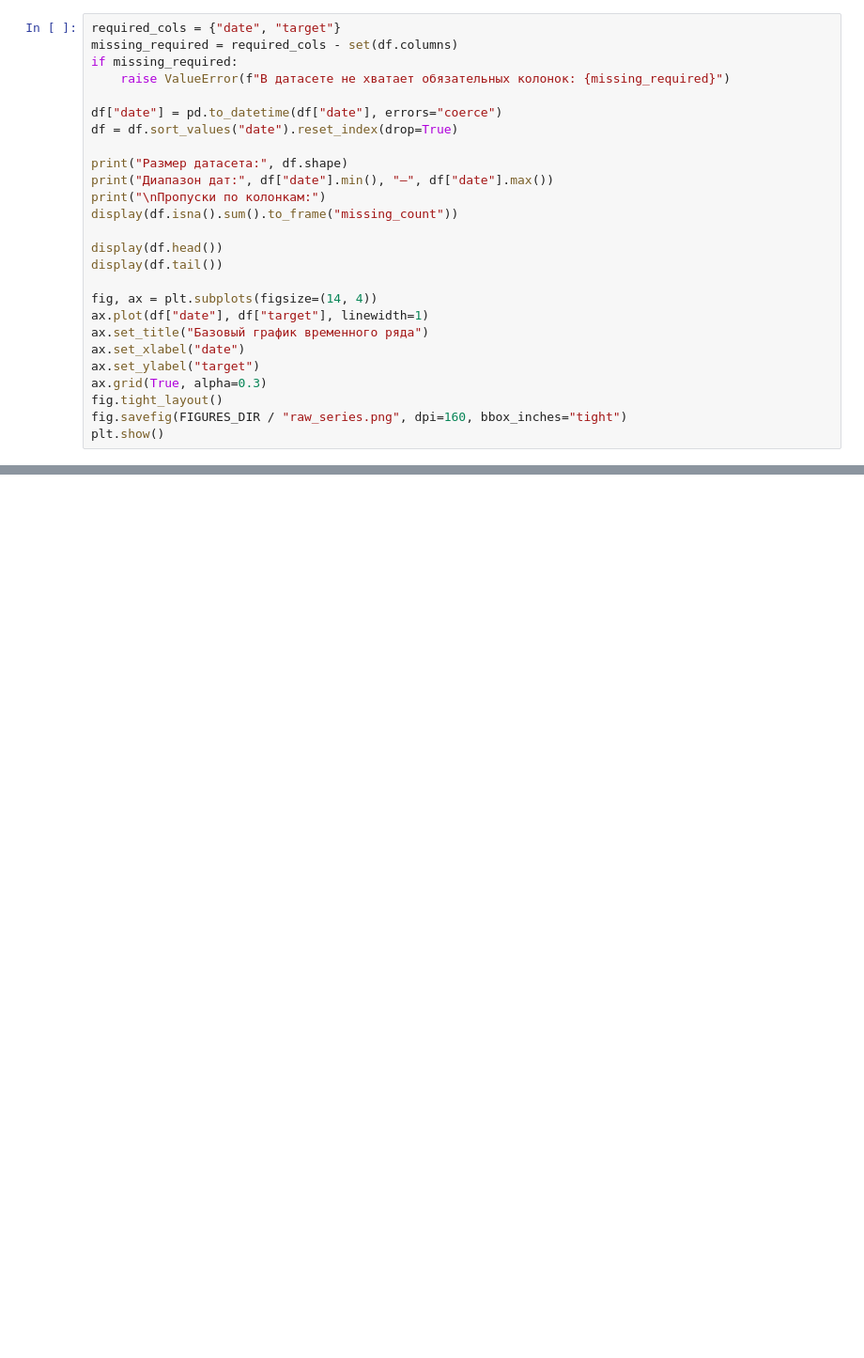
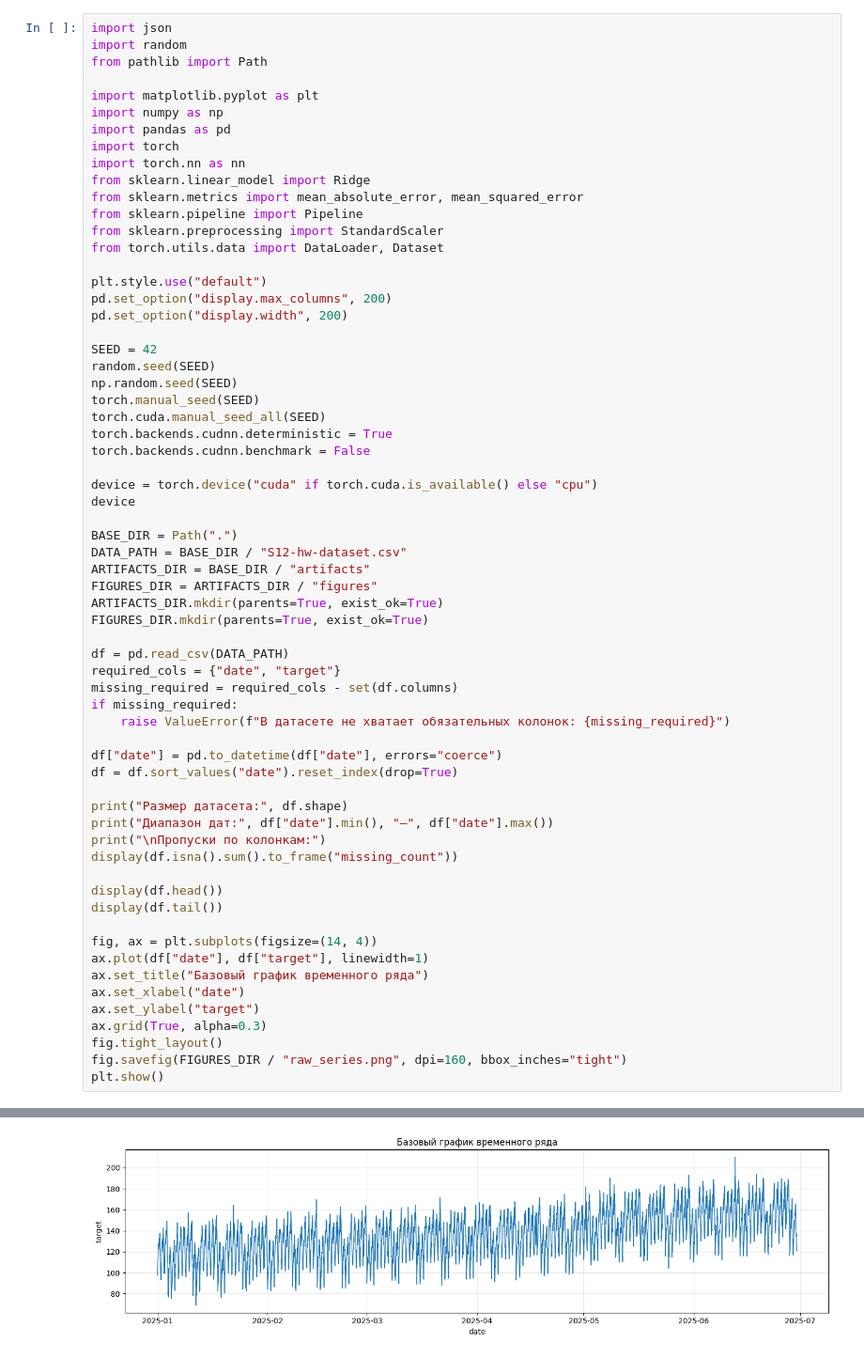
Before and after one commit to Skillet323/AI-course-mirea, a Jupyter notebook: homeworks/HW12/HW12.ipynb, the cells around one changed output, grey strips where cells are left out. Shown at 94% size. Cells and saved outputs as stored; diff of their text form; blank space fills up the shorter version.

```diff
--- a/homeworks/HW12/HW12.ipynb
+++ b/homeworks/HW12/HW12.ipynb
@@ -50,4 +1,42 @@ df.head()
 # %%
+import json
+import random
+from pathlib import Path
+
+import matplotlib.pyplot as plt
+import numpy as np
+import pandas as pd
+import torch
+import torch.nn as nn
+from sklearn.linear_model import Ridge
+from sklearn.metrics import mean_absolute_error, mean_squared_error
+from sklearn.pipeline import Pipeline
+from sklearn.preprocessing import StandardScaler
+from torch.utils.data import DataLoader, Dataset
+
+plt.style.use("default")
+pd.set_option("display.max_columns", 200)
+pd.set_option("display.width", 200)
+
+SEED = 42
+random.seed(SEED)
+np.random.seed(SEED)
+torch.manual_seed(SEED)
+torch.cuda.manual_seed_all(SEED)
+torch.backends.cudnn.deterministic = True
+torch.backends.cudnn.benchmark = False
+
+device = torch.device("cuda" if torch.cuda.is_available() else "cpu")
+device
+
+BASE_DIR = Path(".")
+DATA_PATH = BASE_DIR / "S12-hw-dataset.csv"
+ARTIFACTS_DIR = BASE_DIR / "artifacts"
+FIGURES_DIR = ARTIFACTS_DIR / "figures"
+ARTIFACTS_DIR.mkdir(parents=True, exist_ok=True)
+FIGURES_DIR.mkdir(parents=True, exist_ok=True)
+
+df = pd.read_csv(DATA_PATH)
 required_cols = {"date", "target"}
 missing_required = required_cols - set(df.columns)
 if missing_required:
@@ -73,3 +62,4 @@ ax.grid(True, alpha=0.3)
 fig.tight_layout()
 fig.savefig(FIGURES_DIR / "raw_series.png", dpi=160, bbox_inches="tight")
 plt.show()
+# %% [output]
@@ -76,3 +85,4 @@ plt.show()
+[figure, added]
 # %%
 n = len(df)
 train_ratio, val_ratio, test_ratio = 0.70, 0.15, 0.15
```
Also changed, not shown: parts of 17 cells of this notebook, 6 other files.
